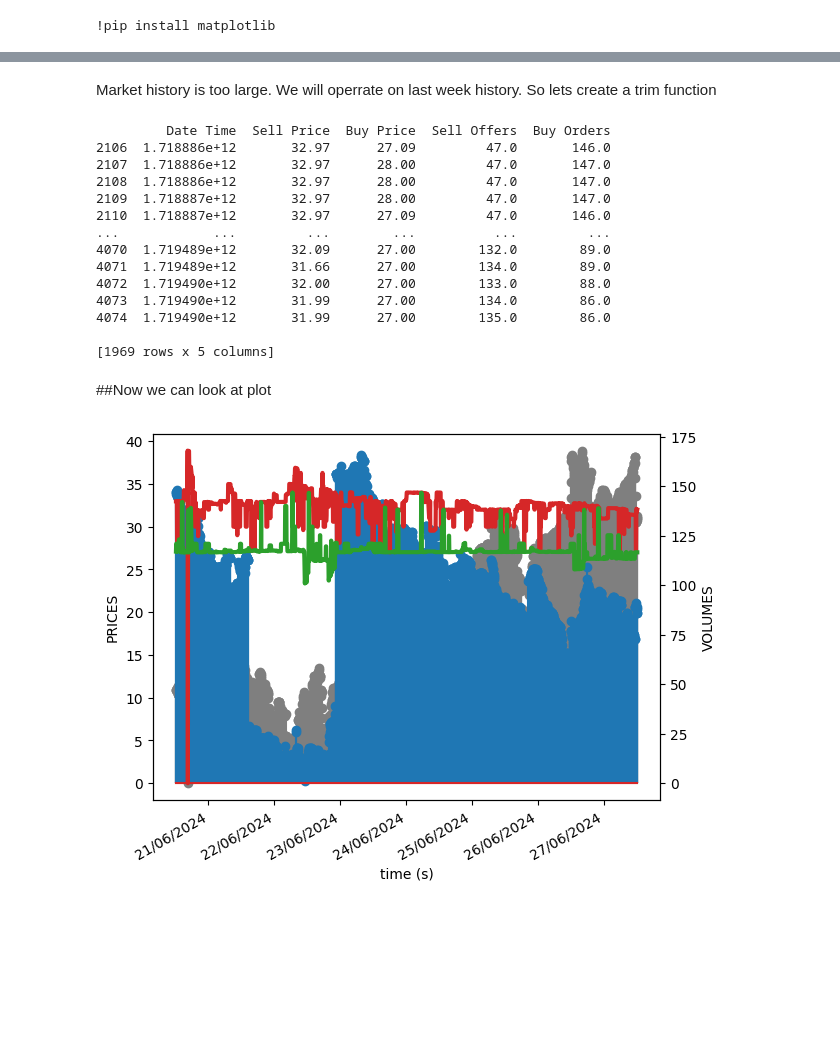
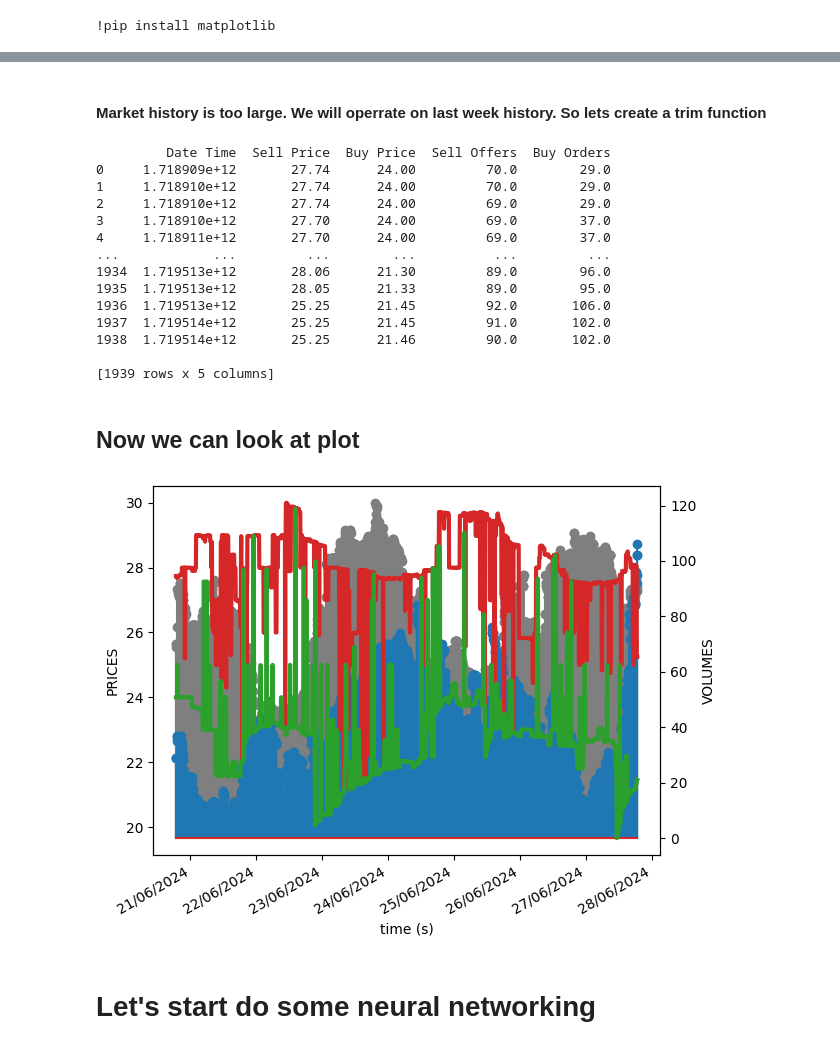
Before and after one commit to galezzza/Neural-Networks---Crossout-Price-Prediction, a Jupyter notebook: main.ipynb, the cells around one changed output, grey strips where cells are left out. Drawn from its saved outputs; the diff is of its cells as text; code cells hidden in the pictures; blank space fills up the shorter version.

Commit message:
trying RNN. created data

```diff
--- a/main.ipynb
+++ b/main.ipynb
@@ -25,6 +25,8 @@ def getJSONDataOfItemByID(fileID: int):
     return jsonData
 
 JSONdataOfItemWithID_68 = getJSONDataOfItemByID(68)
+JSONdataOfItemWithID_60 = getJSONDataOfItemByID(60)
+JSONdataOfItemWithID_7 = getJSONDataOfItemByID(7)
 # %%
 def convertOneItemDataToDataframeFromJson(jsonData):
     jsonDataCopy_1 = jsonData
@@ -56,7 +58,7 @@ def convertOneItemDataToDataframeFromJson(jsonData):
     df = pd.DataFrame(numpyArrayData, columns=["Date Time", "Sell Price", "Buy Price", "Sell Offers", "Buy Orders"])
     return df
 # %%
-data_df = convertOneItemDataToDataframeFromJson(JSONdataOfItemWithID_68)
+data_df = convertOneItemDataToDataframeFromJson(JSONdataOfItemWithID_7)
 print(data_df.head())
 # %% [output]
       Date Time  Sell Price  Buy Price  Sell Offers  Buy Orders
@@ -118,5 +120,5 @@ plotData(data_df)
 # %% [markdown]
-Market history is too large. We will operrate on last week history. So lets create a trim function
+#### Market history is too large. We will operrate on last week history. So lets create a trim function
 # %%
 from datetime import timedelta
 
@@ -133,30 +135,34 @@ def trimDataFromTheLastWeek(data: pd.core.frame.DataFrame):
 
     dfLastWeek = dataCopy[dataCopy['Temp Date Time'] >= oneWeekAgo]
 
+    dfLastWeek.reset_index(drop=True, inplace=True)
+
     dfLastWeek = dfLastWeek.drop(columns=['Temp Date Time'])
 
     return dfLastWeek
 
-lastWeek = trimDataFromTheLastWeek(data_df)
-print(lastWeek)
+lastWeekData = trimDataFromTheLastWeek(data_df)
+print(lastWeekData)
 # %% [output]
          Date Time  Sell Price  Buy Price  Sell Offers  Buy Orders
-2106  1.718886e+12       32.97      27.09         47.0       146.0
-2107  1.718886e+12       32.97      28.00         47.0       147.0
-2108  1.718886e+12       32.97      28.00         47.0       147.0
-2109  1.718887e+12       32.97      28.00         47.0       147.0
-2110  1.718887e+12       32.97      27.09         47.0       146.0
+0     1.718909e+12       27.74      24.00         70.0        29.0
+1     1.718910e+12       27.74      24.00         70.0        29.0
+2     1.718910e+12       27.74      24.00         69.0        29.0
+3     1.718910e+12       27.70      24.00         69.0        37.0
+4     1.718911e+12       27.70      24.00         69.0        37.0
 ...            ...         ...        ...          ...         ...
-4070  1.719489e+12       32.09      27.00        132.0        89.0
-4071  1.719489e+12       31.66      27.00        134.0        89.0
-4072  1.719490e+12       32.00      27.00        133.0        88.0
-4073  1.719490e+12       31.99      27.00        134.0        86.0
-4074  1.719490e+12       31.99      27.00        135.0        86.0
+1934  1.719513e+12       28.06      21.30         89.0        96.0
+1935  1.719513e+12       28.05      21.33         89.0        95.0
+1936  1.719513e+12       25.25      21.45         92.0       106.0
+1937  1.719514e+12       25.25      21.45         91.0       102.0
+1938  1.719514e+12       25.25      21.46         90.0       102.0
 
-[1969 rows x 5 columns]
+[1939 rows x 5 columns]
 # %% [markdown]
-##Now we can look at plot
+## Now we can look at plot
 # %%
-plotData(lastWeek)
+plotData(lastWeekData)
 # %% [output]
-[figure, old version]
+[figure, new version]
+# %% [markdown]
+# Let's start do some neural networking
```
Also changed, not shown: parts of 12 cells of this notebook.
